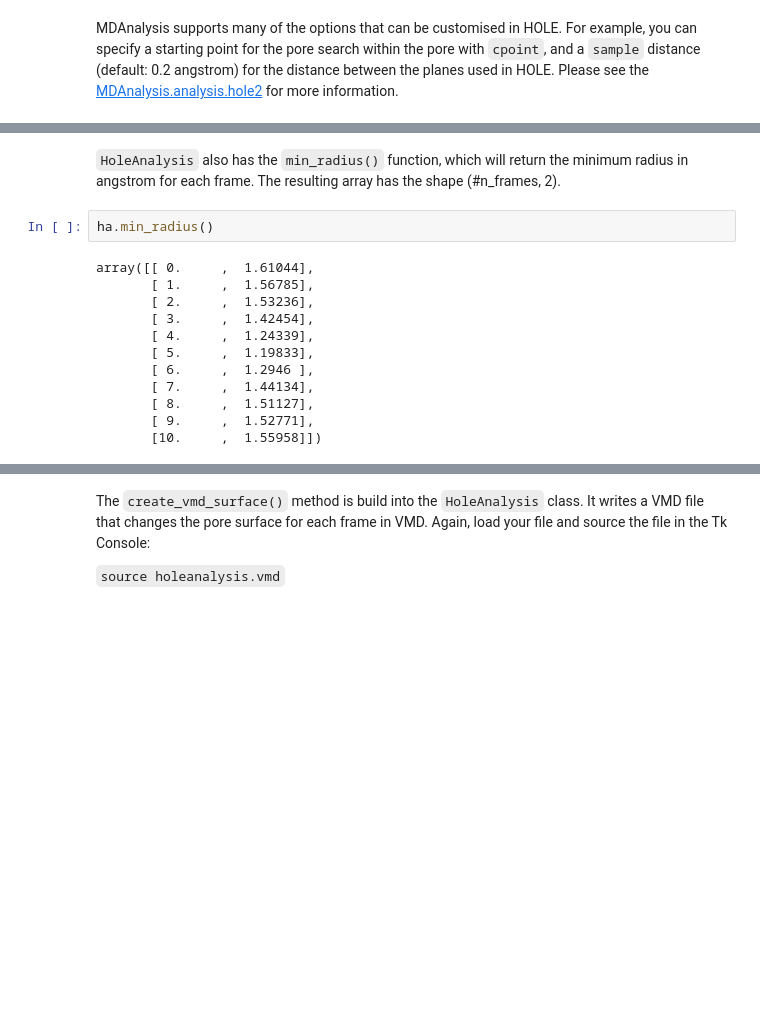
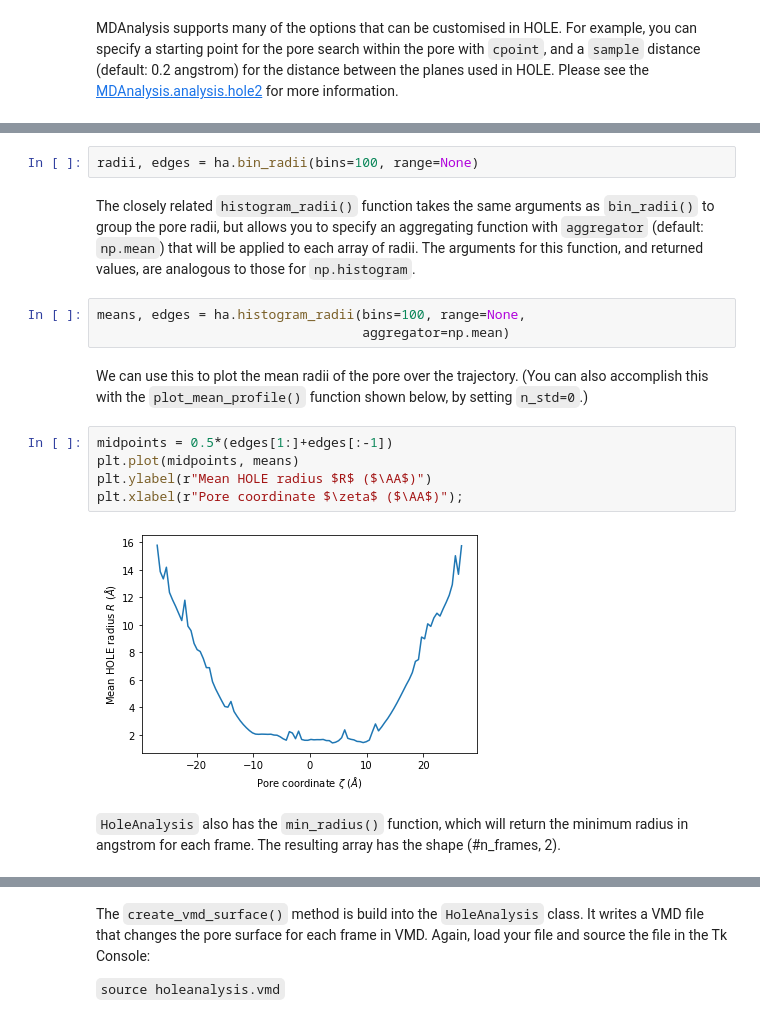
Before and after one commit to MDAnalysis/UserGuide, a Jupyter notebook: doc/source/examples/analysis/polymers_and_membranes/hole2.ipynb, the cells around one changed output, grey strips where cells are left out. Drawn from its saved outputs; the diff is of its cells as text; blank space fills up the shorter version.

Commit message:
updated hole2, added density_analysis, started blurb on diffusionmap

```diff
--- a/doc/source/examples/analysis/polymers_and_membranes/hole2.ipynb
+++ b/doc/source/examples/analysis/polymers_and_membranes/hole2.ipynb
@@ -143,16 +169,18 @@ rec.array([(-21.0126, 20.67236, -46.59111),
+# %%
+radii, edges = ha.bin_radii(bins=100, range=None)
+# %% [markdown]
+The closely related `histogram_radii()` function takes the same arguments as `bin_radii()` to group the pore radii, but allows you to specify an aggregating function with `aggregator` (default: `np.mean`) that will be applied to each array of radii. The arguments for this function, and returned values, are analogous to those for `np.histogram`.
+# %%
+means, edges = ha.histogram_radii(bins=100, range=None,
+                                  aggregator=np.mean)
+# %% [markdown]
+We can use this to plot the mean radii of the pore over the trajectory. (You can also accomplish this with the `plot_mean_profile()` function shown below, by setting `n_std=0`.)
+# %%
+midpoints = 0.5*(edges[1:]+edges[:-1])
+plt.plot(midpoints, means)
+plt.ylabel(r"Mean HOLE radius $R$ ($\AA$)")
+plt.xlabel(r"Pore coordinate $\zeta$ ($\AA$)");
+# %% [output]
+[figure, added]
 # %% [markdown]
 `HoleAnalysis` also has the `min_radius()` function, which will return the minimum radius in angstrom for each frame. The resulting array has the shape (#n_frames, 2).
-# %%
-ha.min_radius()
-# %% [output]
-array([[ 0.     ,  1.61044],
-       [ 1.     ,  1.56785],
-       [ 2.     ,  1.53236],
-       [ 3.     ,  1.42454],
-       [ 4.     ,  1.24339],
-       [ 5.     ,  1.19833],
-       [ 6.     ,  1.2946 ],
-       [ 7.     ,  1.44134],
-       [ 8.     ,  1.51127],
-       [ 9.     ,  1.52771],
-       [10.     ,  1.55958]])
```
Also changed, not shown: parts of 27 cells of this notebook, 6 other files.
